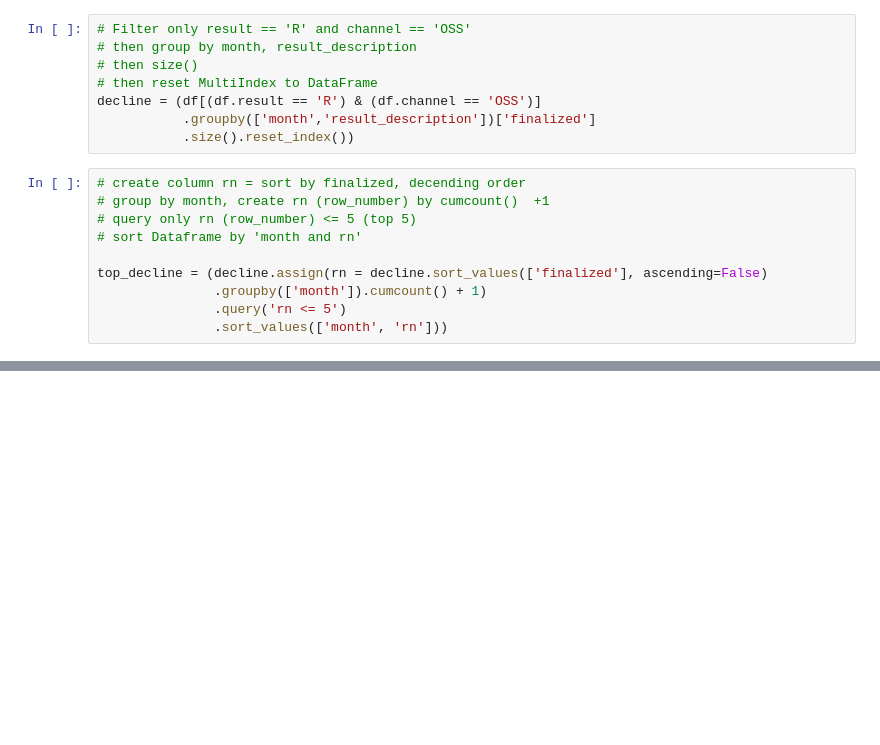
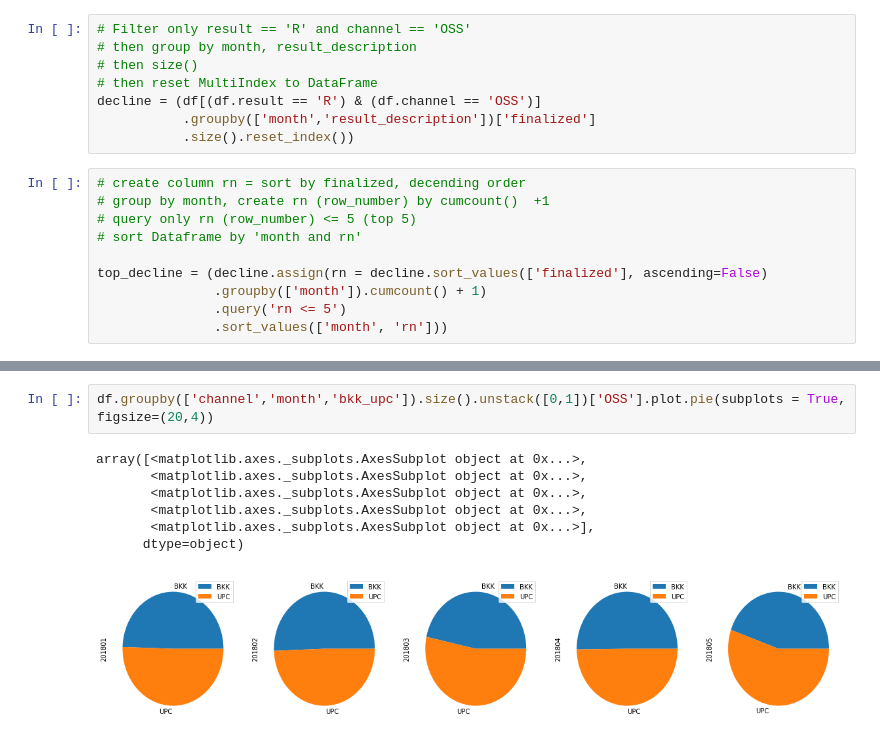
Before and after one commit to pbdanny/python_portfolio, a Jupyter notebook: portfolio_oss.ipynb, the cells around one changed output, grey strips where cells are left out. Cells and saved outputs as stored; diff of their text form; blank space fills up the shorter version.

```diff
--- a/portfolio_oss.ipynb
+++ b/portfolio_oss.ipynb
@@ -88,0 +192,10 @@ top_decline.pivot(index='result_description', columns='month', values='finalized
+# %%
+df.groupby(['channel','month','bkk_upc']).size().unstack([0,1])['OSS'].plot.pie(subplots = True, figsize=(20,4))
+# %% [output]
+array([<matplotlib.axes._subplots.AxesSubplot object at 0x...>,
+       <matplotlib.axes._subplots.AxesSubplot object at 0x...>,
+       <matplotlib.axes._subplots.AxesSubplot object at 0x...>,
+       <matplotlib.axes._subplots.AxesSubplot object at 0x...>,
+       <matplotlib.axes._subplots.AxesSubplot object at 0x...>],
+      dtype=object)
+[figure, added]
```
Also changed, not shown: parts of 18 cells of this notebook.
